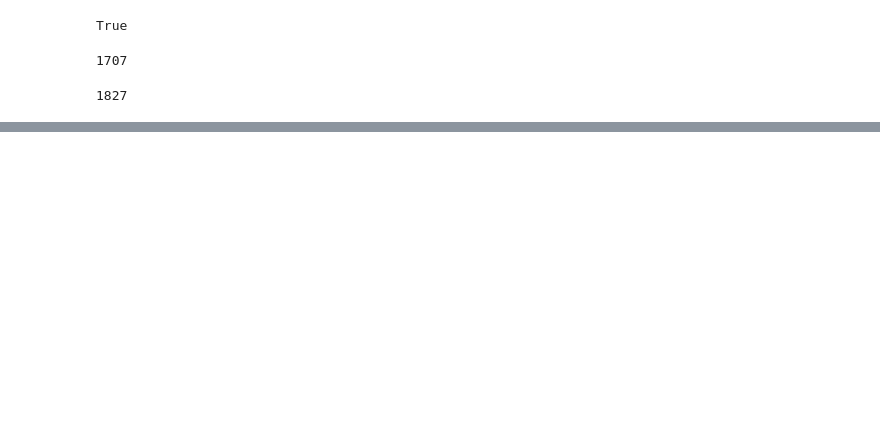
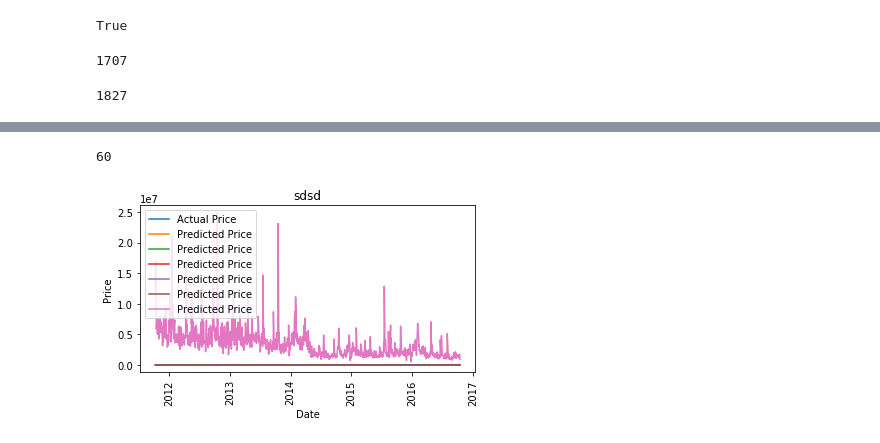
Before and after one commit to mohdkashif93/Stock-Predictor, a Jupyter notebook: Capstone.ipynb, the cells around one changed output, grey strips where cells are left out. Drawn from its saved outputs; the diff is of its cells as text; code cells hidden in the pictures; blank space fills up the shorter version.

```diff
--- a/Capstone.ipynb
+++ b/Capstone.ipynb
@@ -318,8 +272,0 @@ Y=Y.reset_index()
-# %%
-Y=Y[Y['Date'].isin(index_values)]
-# %%
-Y = Y.set_index('Date')
-# %%
-Y = Y.reset_index(drop=True)
-X=X.reset_index(drop=True)
-df.head()
@@ -396,0 +367,18 @@ TypeError: unhashable type: 'numpy.ndarray'
+# %%
+def plot_prediction(price,dates_df,model_name,ticker,save=False):
+    plt.title(model_name)
+    plt.xlabel('Date')
+    plt.ylabel('Price')
+    plt.plot(price,label='Actual Price')
+    plt.plot(dates_df, label='Predicted Price')
+    plt.legend(loc='upper left')
+    plt.xticks(rotation='vertical')
+    plt.subplots_adjust(bottom=0.3)
+    if save:
+        directory = './Predictions/'+model_name+'/'
+        if not os.path.exists(directory):
+            os.makedirs(directory)
+        plt.savefig(directory+'prediction'+ticker+'.png')
+    else:
+        plt.show()
+    plt.close()
@@ -396,0 +500,8 @@ TypeError: unhashable type: 'numpy.ndarray'
+# %%
+len(dates)/30
+# %% [output]
+60
+# %%
+plot_prediction(Y,df,'sdsd',ticker)
+# %% [output]
+[figure, added]
```
Also changed, not shown: parts of 41 cells of this notebook, 1 other file.
